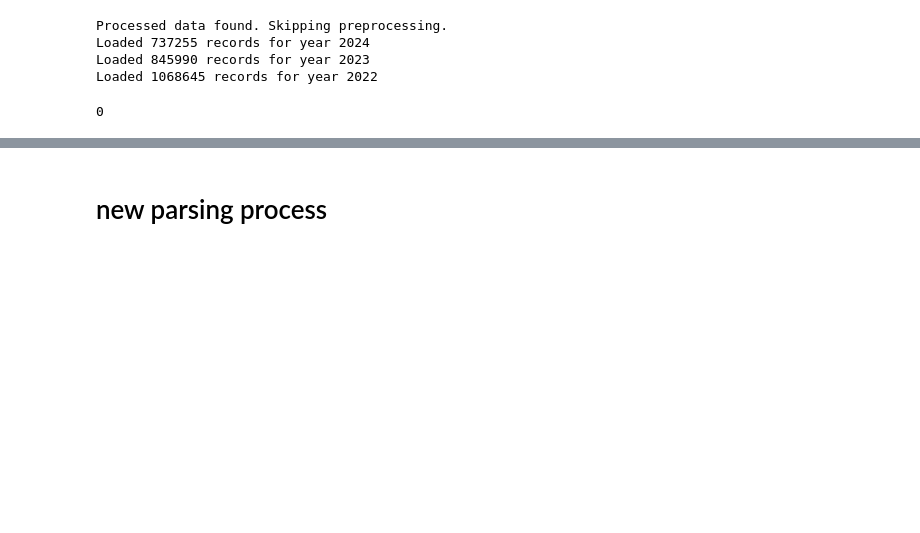
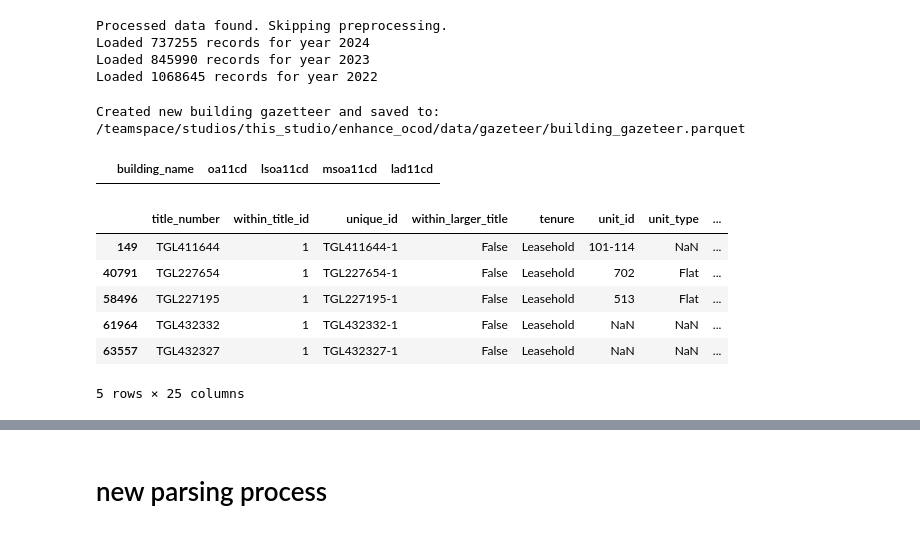
Before and after one commit to JonnoB/enhance_ocod, a Jupyter notebook: notebooks/processing_pipeline.ipynb, the cells around one changed output, grey strips where cells are left out. Drawn from its saved outputs; the diff is of its cells as text; code cells hidden in the pictures; blank space fills up the shorter version.

```diff
--- a/notebooks/processing_pipeline.ipynb
+++ b/notebooks/processing_pipeline.ipynb
@@ -523,7 +545,40 @@ Processed data found. Skipping preprocessing.
 Loaded 737255 records for year 2024
 Loaded 845990 records for year 2023
 Loaded 1068645 records for year 2022
-# %%
-price_paid_df['street_name2'].str.contains('dealsgateway').sum()
-# %% [output]
-0
+# %%
+from enhance_ocod.price_paid_process import building_gazetteer
+
+data_folder = SCRIPT_DIR.parent / "data" / "gazeteer"
+output_file = data_folder / "building_gazeteer.parquet"
+
+# Check if the file exists
+if output_file.exists():
+    # Load the existing file
+    building_gazetteer_df = pd.read_parquet(output_file)
+    print(f"Loaded existing file: {output_file}")
+else:
+    # Create the folder if it doesn't exist
+    data_folder.mkdir(parents=True, exist_ok=True)
+
+    # Run the function to create the gazetteer
+    building_gazetteer_df = building_gazetteer()
+
+    # Save the created dataframe
+    building_gazetteer_df.to_parquet(output_file)
+    print(f"Created new building gazetteer and saved to: {output_file}")
+# %% [output]
+Created new building gazetteer and saved to: /teamspace/studios/this_studio/enhance_ocod/data/gazeteer/building_gazeteer.parquet
+# %%
+building_gazetteer_df.loc[building_gazetteer_df['building_name'].str.contains('shalewood')]
+# %% [output]
+|  | building_name | oa11cd | lsoa11cd | msoa11cd | lad11cd |
+# %%
+ocod_data.loc[ocod_data['property_address'].str.contains('Deals Gateway')]
+# %% [output]
+|  | title_number | within_title_id | unique_id | within_larger_title | tenure | unit_id | unit_type | ... |
+| 149 | TGL411644 | 1 | TGL411644-1 | False | Leasehold | 101-114 | NaN | ... |
+| 40791 | TGL227654 | 1 | TGL227654-1 | False | Leasehold | 702 | Flat | ... |
+| 58496 | TGL227195 | 1 | TGL227195-1 | False | Leasehold | 513 | Flat | ... |
+| 61964 | TGL432332 | 1 | TGL432332-1 | False | Leasehold | NaN | NaN | ... |
+| 63557 | TGL432327 | 1 | TGL432327-1 | False | Leasehold | NaN | NaN | ... |
+5 rows × 25 columns
```
Also changed, not shown: parts of 9 cells of this notebook, 9 other files.
